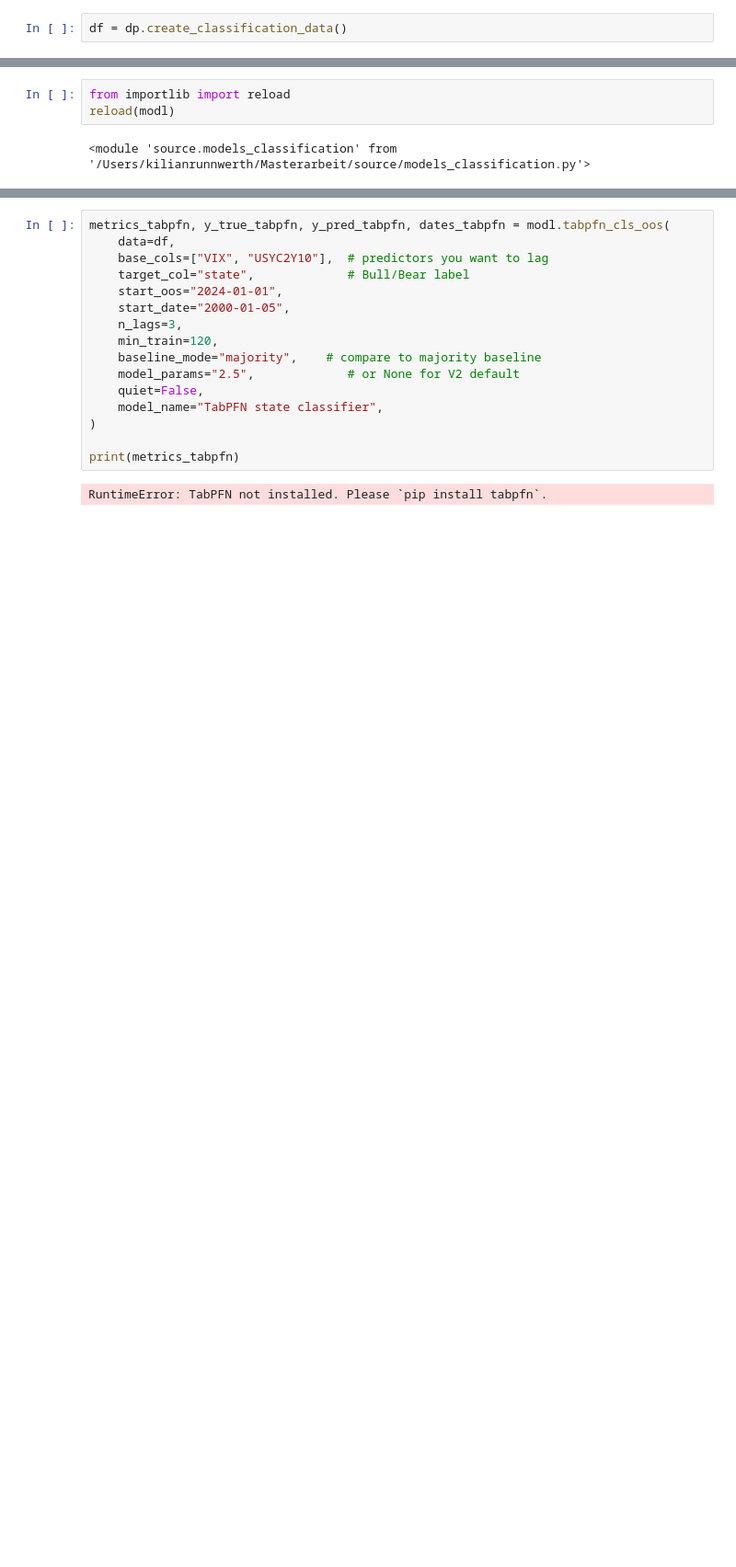
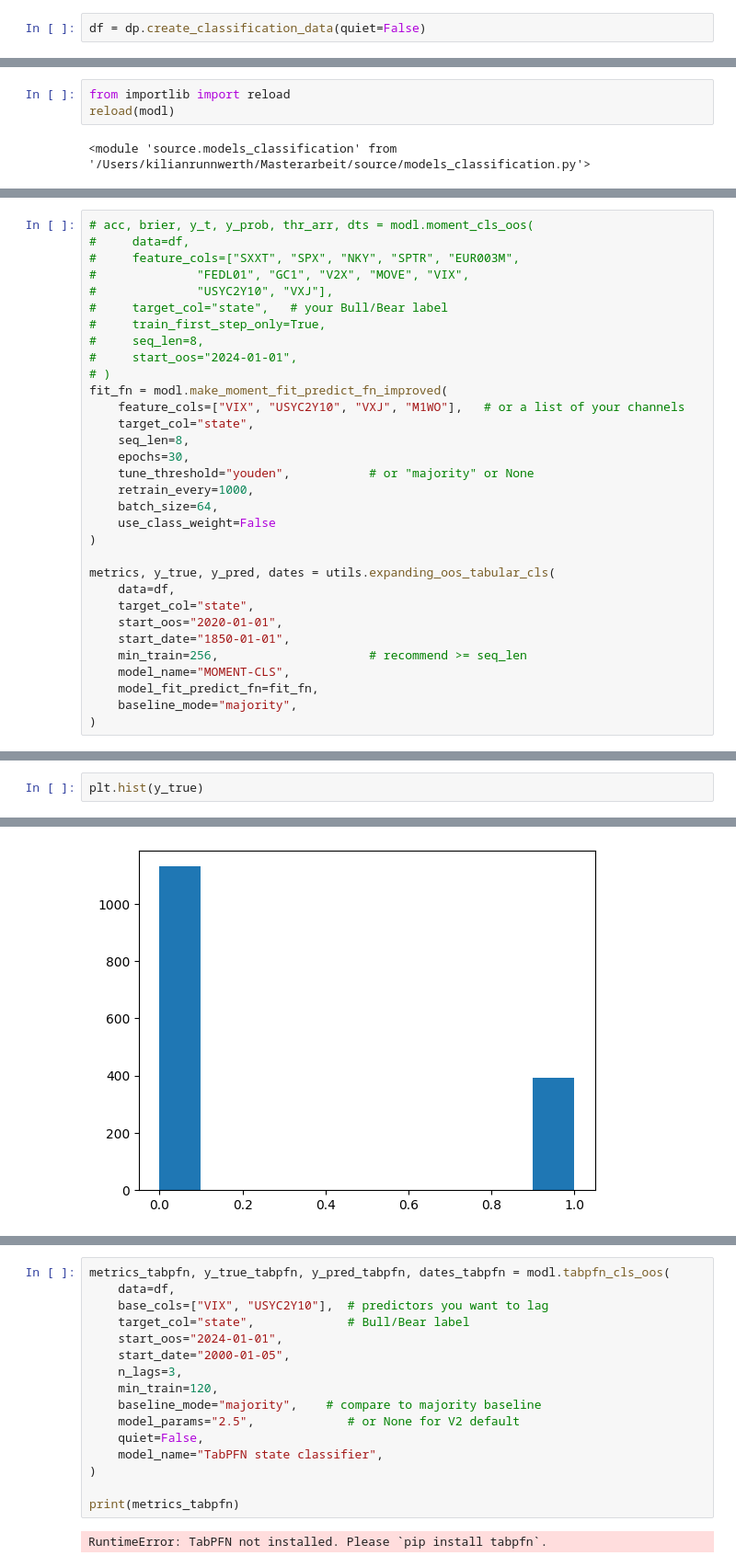
Before and after one commit to KiliTili/Masterarbeit, a Jupyter notebook: Notebooks/Benchmark/modelling_classficiation_msci.ipynb, the cells around one changed output, grey strips where cells are left out. Shown: that part at 92% size. Saved outputs shown, nothing was run; the diff lists cells and outputs as text; blank space fills up the shorter version.

```diff
--- a/Notebooks/Benchmark/modelling_classficiation_msci.ipynb
+++ b/Notebooks/Benchmark/modelling_classficiation_msci.ipynb
@@ -11,7 +11,7 @@ import numpy as np
 import pandas as pd
 # Example
 # %%
-df = dp.create_classification_data()
+df = dp.create_classification_data(quiet=False)
 # %% [output]
 Transition matrix (rows sum to 1):
 [[0.98708227 0.01291773]
@@ -156,0 +148,32 @@ metrics, y_true, y_pred, dates = utils.expanding_oos_tabular_cls(
+# %%
+# acc, brier, y_t, y_prob, thr_arr, dts = modl.moment_cls_oos(
+#     data=df,
+#     feature_cols=["SXXT", "SPX", "NKY", "SPTR", "EUR003M",
+#              "FEDL01", "GC1", "V2X", "MOVE", "VIX",
+#              "USYC2Y10", "VXJ"],
+#     target_col="state",   # your Bull/Bear label
+#     train_first_step_only=True,
+#     seq_len=8,
+#     start_oos="2024-01-01",
+# )
+fit_fn = modl.make_moment_fit_predict_fn_improved(
+    feature_cols=["VIX", "USYC2Y10", "VXJ", "M1WO"],   # or a list of your channels
+    target_col="state",
+    seq_len=8,
+    epochs=30,
+    tune_threshold="youden",           # or "majority" or None
+    retrain_every=1000,
+    batch_size=64,
+    use_class_weight=False
+)
+
+metrics, y_true, y_pred, dates = utils.expanding_oos_tabular_cls(
+    data=df,
+    target_col="state",
+    start_oos="2020-01-01",
+    start_date="1850-01-01",
+    min_train=256,                     # recommend >= seq_len
+    model_name="MOMENT-CLS",
+    model_fit_predict_fn=fit_fn,
+    baseline_mode="majority",
+)
@@ -156,0 +216,3 @@ metrics, y_true, y_pred, dates = utils.expanding_oos_tabular_cls(
+# %%
+plt.hist(y_true)
+# %% [output]
@@ -156,0 +223 @@ metrics, y_true, y_pred, dates = utils.expanding_oos_tabular_cls(
+[figure, added]
```
Also changed, not shown: parts of 10 cells of this notebook, 7 other files.
